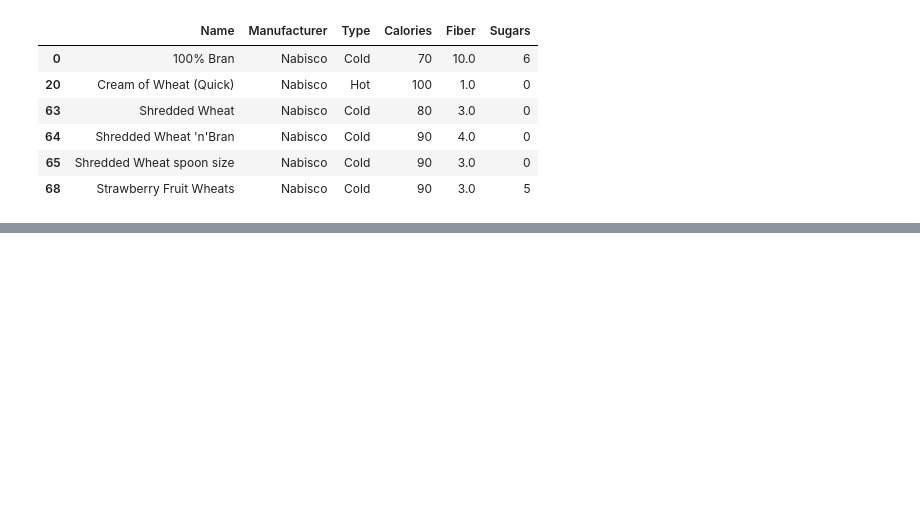
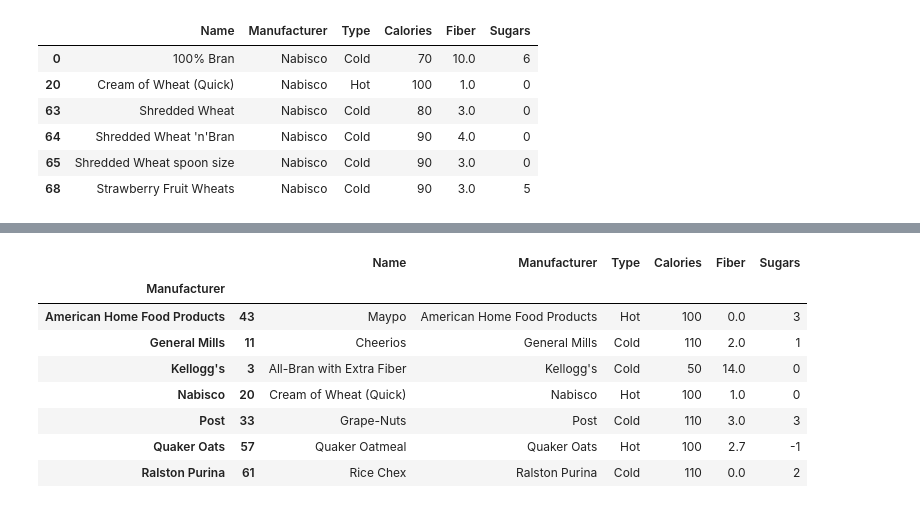
Before and after one commit to Sinrez/PythonProjects, a Jupyter notebook: hw9_pandas_in_act.ipynb, the cells around one changed output, grey strips where cells are left out. Cells and saved outputs as stored; diff of their text form; code cells hidden in the pictures; blank space fills up the shorter version.

```diff
--- a/hw9_pandas_in_act.ipynb
+++ b/hw9_pandas_in_act.ipynb
@@ -37,0 +75,18 @@ manf.get_group('Nabisco')
+# %%
+# Найдите завтраки с наименьшим количеством сахара (столбец Sugars)
+# по производителям и верните их в виде нового DataFrame
+
+def small_sugar(ddf):
+  return ddf.nsmallest(1, 'Sugars')
+
+manf.apply(small_sugar)
+# %% [output]
+|  |  | Name | Manufacturer | Type | Calories | Fiber | Sugars |
+| Manufacturer |  |  |  |  |  |  |  |
+| American Home Food Products | 43 | Maypo | American Home Food Products | Hot | 100 | 0.0 | 3 |
+| General Mills | 11 | Cheerios | General Mills | Cold | 110 | 2.0 | 1 |
+| Kellogg's | 3 | All-Bran with Extra Fiber | Kellogg's | Cold | 50 | 14.0 | 0 |
+| Nabisco | 20 | Cream of Wheat (Quick) | Nabisco | Hot | 100 | 1.0 | 0 |
+| Post | 33 | Grape-Nuts | Post | Cold | 110 | 3.0 | 3 |
+| Quaker Oats | 57 | Quaker Oatmeal | Quaker Oats | Hot | 100 | 2.7 | -1 |
+| Ralston Purina | 61 | Rice Chex | Ralston Purina | Cold | 110 | 0.0 | 2 |
```
Also changed, not shown: parts of 3 cells of this notebook.
